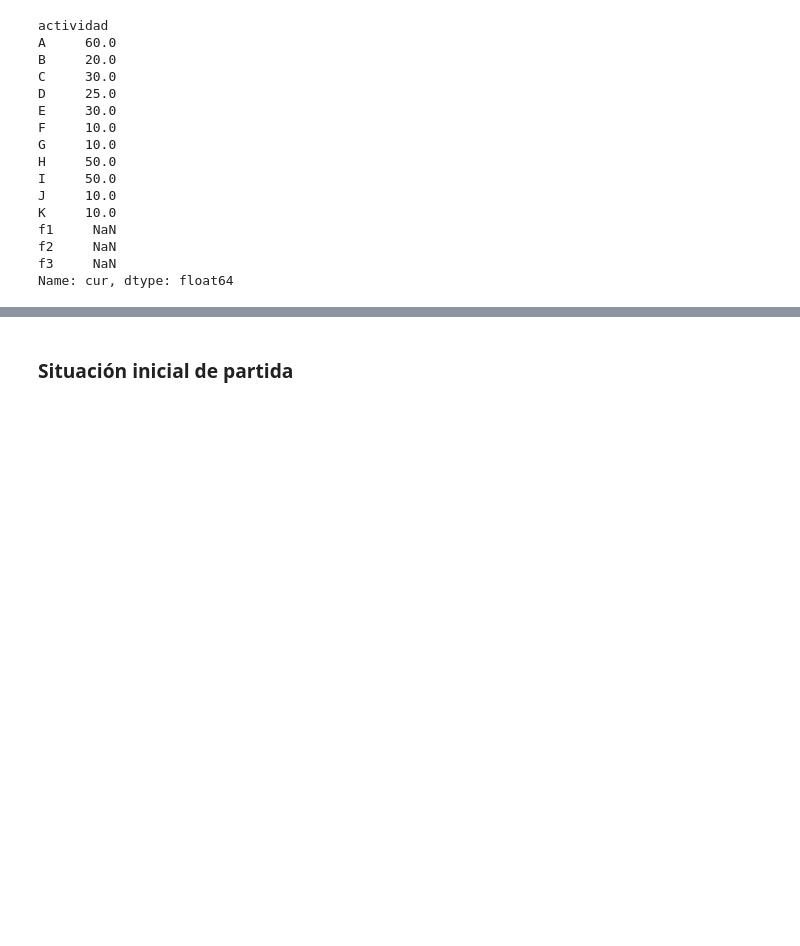
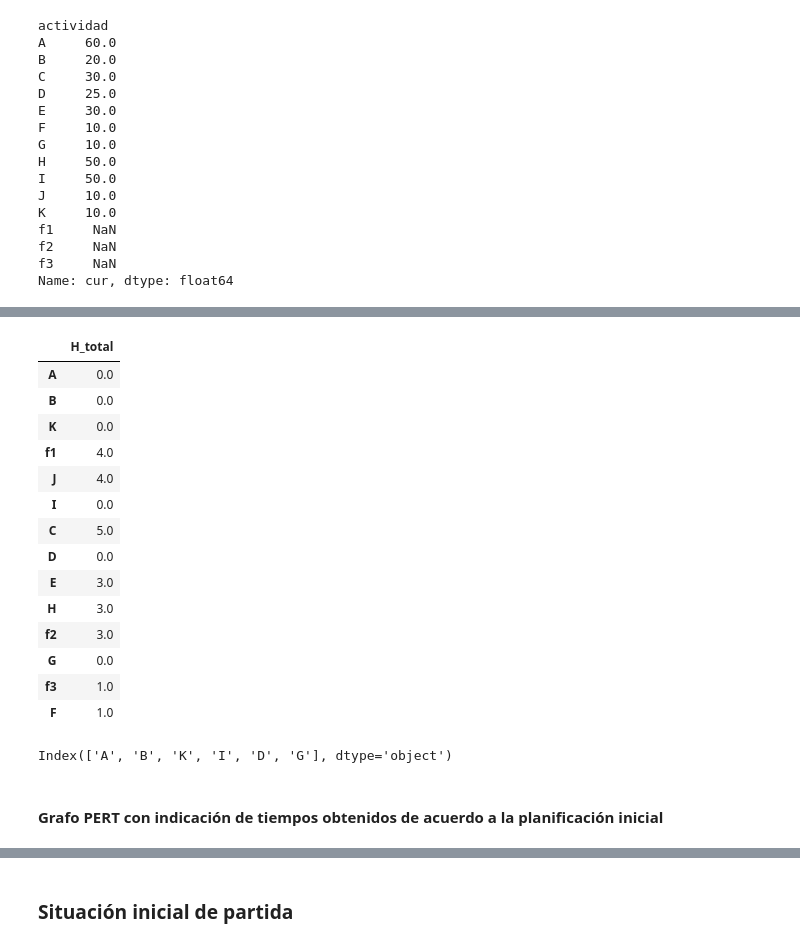
Before and after one commit to mcasl/pmULE, a Jupyter notebook: Ejercicio_10.ipynb, the cells around one changed output, grey strips where cells are left out. Saved outputs shown, nothing was run; the diff lists cells and outputs as text; code cells hidden in the pictures; blank space fills up the shorter version.

```diff
--- a/Ejercicio_10.ipynb
+++ b/Ejercicio_10.ipynb
@@ -254,0 +189,25 @@ Name: cur, dtype: float64
+# %%
+resultados_pert['actividades']
+# %% [output]
+|  | H_total |
+| A | 0.0 |
+| B | 0.0 |
+| K | 0.0 |
+| f1 | 4.0 |
+| J | 4.0 |
+| I | 0.0 |
+| C | 5.0 |
+| D | 0.0 |
+| E | 3.0 |
+| H | 3.0 |
+| f2 | 3.0 |
+| G | 0.0 |
+| f3 | 1.0 |
+| F | 1.0 |
+# %%
+camino_critico = proyecto.camino_critico(datos_proyecto['duracion'])
+camino_critico
+# %% [output]
+Index(['A', 'B', 'K', 'I', 'D', 'G'], dtype='object')
+# %% [markdown]
+#### Grafo PERT con indicación de tiempos obtenidos de acuerdo a la planificación inicial
```
Also changed, not shown: parts of 54 cells of this notebook, 7 other files.
